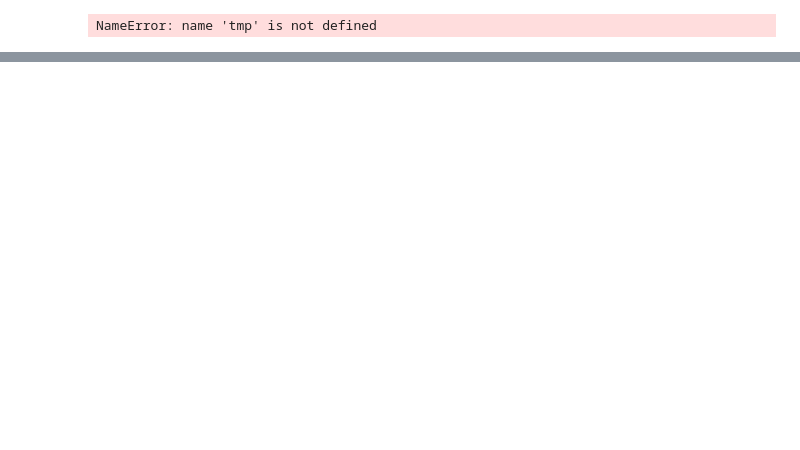
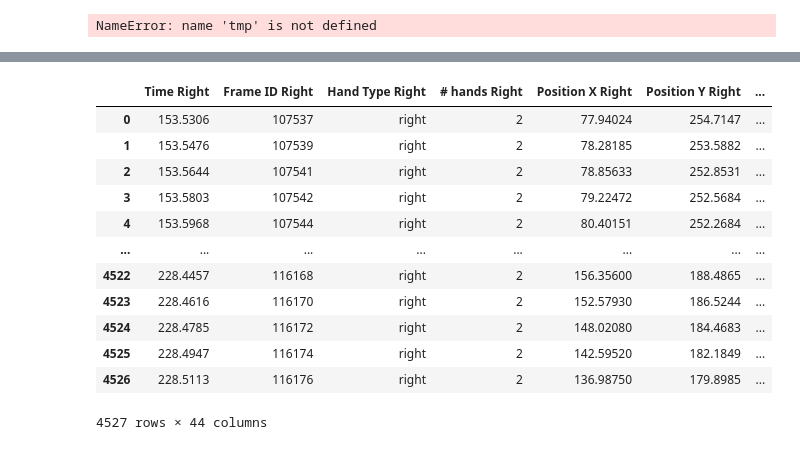
Before and after one commit to MtheEPIC/DataImaging, a Jupyter notebook: Hand_gestures.ipynb, the cells around one changed output, grey strips where cells are left out. Drawn from its saved outputs; the diff is of its cells as text; code cells hidden in the pictures; blank space fills up the shorter version.

```diff
--- a/Hand_gestures.ipynb
+++ b/Hand_gestures.ipynb
@@ -179,0 +264,35 @@ r_hand_df
+# %%
+train_sync = pd.read_csv('data/Training/Evyatar Cohen/Evyatar636771050902934708Sync.csv')
+# train_sync = train_sync.astype({' Frame ID': 'object'}).dtypes
+# train_sync = train_sync.groupby(' Frame ID').agg(lambda x: pd.concat([x], axis=1, sort=False))
+# train_sync.set_index(' Frame ID', inplace=True)
+# pd.concat([], axis=1, sort=False))
+split1 = np.arange(0, train_sync.shape[0], 2)
+split2 = np.arange(1, train_sync.shape[0], 2)
+df1 = train_sync.iloc[split1, :]
+df2 = train_sync.iloc[split2, :]
+df1.set_index(np.arange(df1.shape[0]), inplace=True)
+df2.set_index(np.arange(df2.shape[0]), inplace=True)
+if df1[' Hand Type'][0] == 'left':
+    df1.add_suffix(' Left')
+    df2.add_suffix(' Right')
+else:
+    df1 = df1.add_suffix(' Right')
+    df2.add_suffix(' Left')
+train_sync
+df3 = pd.concat([df1, df2], axis=1, sort=False)
+df3
+# %% [output]
+|  | Time Right | Frame ID Right | Hand Type Right | # hands Right | Position X Right | Position Y Right | ... |
+| 0 | 153.5306 | 107537 | right | 2 | 77.94024 | 254.7147 | ... |
+| 1 | 153.5476 | 107539 | right | 2 | 78.28185 | 253.5882 | ... |
+| 2 | 153.5644 | 107541 | right | 2 | 78.85633 | 252.8531 | ... |
+| 3 | 153.5803 | 107542 | right | 2 | 79.22472 | 252.5684 | ... |
+| 4 | 153.5968 | 107544 | right | 2 | 80.40151 | 252.2684 | ... |
+| ... | ... | ... | ... | ... | ... | ... | ... |
+| 4522 | 228.4457 | 116168 | right | 2 | 156.35600 | 188.4865 | ... |
+| 4523 | 228.4616 | 116170 | right | 2 | 152.57930 | 186.5244 | ... |
+| 4524 | 228.4785 | 116172 | right | 2 | 148.02080 | 184.4683 | ... |
+| 4525 | 228.4947 | 116174 | right | 2 | 142.59520 | 182.1849 | ... |
+| 4526 | 228.5113 | 116176 | right | 2 | 136.98750 | 179.8985 | ... |
+4527 rows × 44 columns
```
Also changed, not shown: parts of 14 cells of this notebook.
